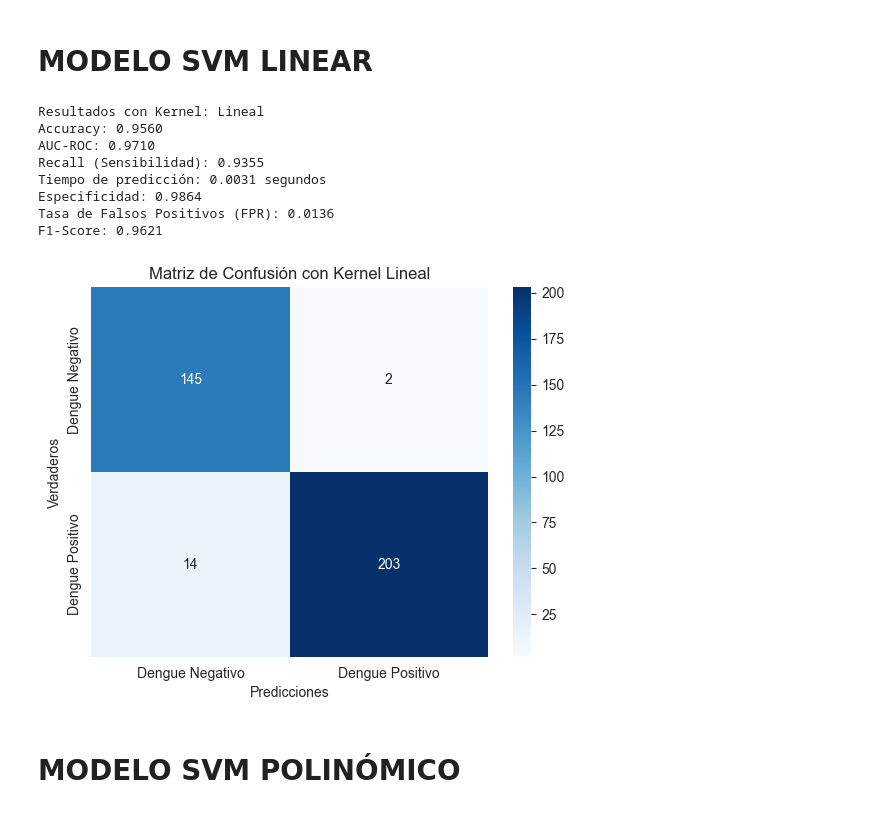
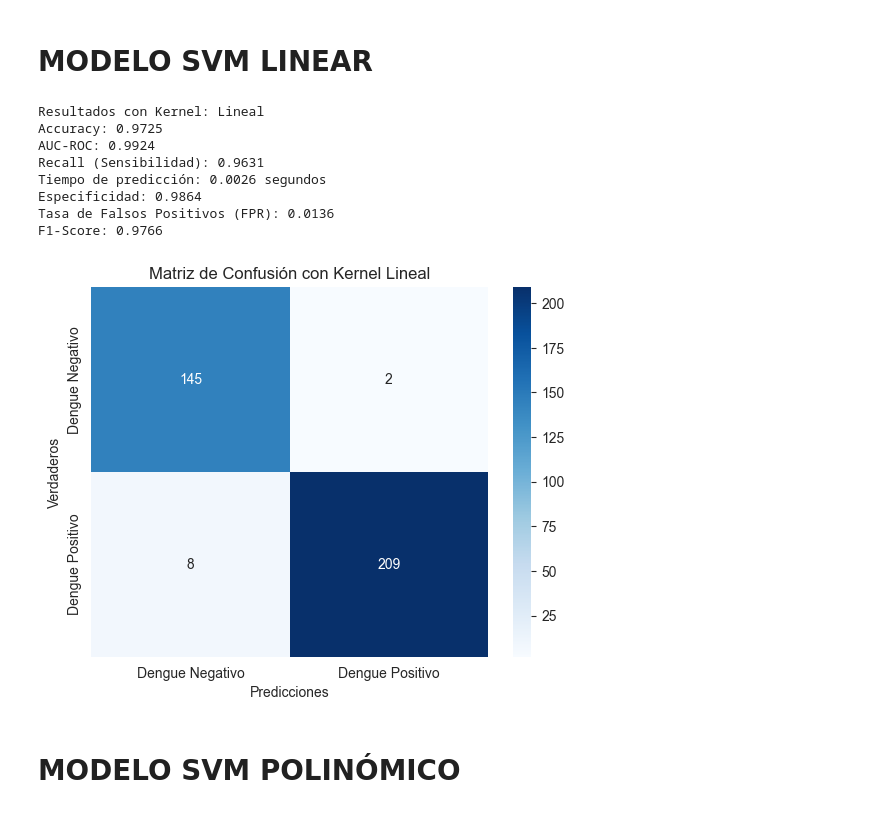
Before and after one commit to Dengue-Proyecto/Dengue_Backend, a Jupyter notebook: modeloML/modeloSVM2.ipynb, the cells around one changed output. Drawn from its saved outputs; the diff is of its cells as text; code cells hidden in the pictures.

```diff
--- a/modeloML/modeloSVM2.ipynb
+++ b/modeloML/modeloSVM2.ipynb
@@ -244,8 +244,7 @@ df.head()
 | 4 | P005 | 1900-10-12 | -0.995006 | -1.054994 | 0.158997 | ... |
 # %%
 # Seleccionar las columnas numéricas y las columnas de síntomas
-columnas_numericas = ['dias_con_fiebre', 'temperatura_actual', 'globulos_blancos',
-                       'hemoglobina', 'hematocrito', 'plaquetas']
+columnas_numericas = ['dias_con_fiebre']
 columnas_completas = columnas_numericas + ['dolor_cabeza_severo', 'dolor_detras_ojos', 'dolor_articular_muscular',
                                             'sabor_metalico_boca', 'perdida_apetito', 'dolor_abdominal',
                                             'nauseas_vomitos', 'diarrea']
@@ -359,8 +358,7 @@ for i in range(componentes_carga.shape[0]):
 # MODELO SVM LINEAR
 # %%
 # Seleccionar las columnas numéricas
-columnas_numericas = ['dias_con_fiebre', 'temperatura_actual', 'globulos_blancos',
-                       'hemoglobina', 'hematocrito', 'plaquetas']
+columnas_numericas = ['dias_con_fiebre']
 
 # Seleccionar las columnas no numéricas
 columnas_no_numericas = ['dolor_cabeza_severo', 'dolor_detras_ojos', 'dolor_articular_muscular',
@@ -373,11 +371,11 @@ df[columnas_numericas] = scaler.fit_transform(df[columnas_numericas])  # Solo es
 
 # Aplicar PCA a todas las características, incluidas las columnas numéricas y no numéricas
 columnas_completas = columnas_numericas + columnas_no_numericas
-pca = PCA(n_components=8)  # Reducir a 8 componentes principales
+pca = PCA(n_components=6)  # Reducir a 8 componentes principales
 componentes_principales = pca.fit_transform(df[columnas_completas])
 
 # Crear un DataFrame con los componentes principales
-df_pca = pd.DataFrame(data=componentes_principales, columns=[f'Componente {i+1}' for i in range(8)])
+df_pca = pd.DataFrame(data=componentes_principales, columns=[f'Componente {i+1}' for i in range(6)])
 
 # X contiene los componentes principales
 X = df_pca
@@ -419,39 +417,39 @@ end_time = time.time()
 prediction_time_linear = end_time - start_time
 print(f"Tiempo de predicción: {prediction_time_linear:.4f} segundos")
 
 # 5. Especificidad (Specificity)
 cm = confusion_matrix(y_test, y_pred_linear)
 tn, fp, fn, tp = cm.ravel()
 specificity_linear = tn / (tn + fp)
 print(f"Especificidad: {specificity_linear:.4f}")
 
 # 6. Tasa de Falsos Positivos (FPR)
 fpr_linear = fp / (tn + fp)
 print(f"Tasa de Falsos Positivos (FPR): {fpr_linear:.4f}")
 
 # 7. F1-Score
 f1_linear = f1_score(y_test, y_pred_linear)
 print(f"F1-Score: {f1_linear:.4f}")
 
 # Crear la matriz de confusión
 cm_linear = confusion_matrix(y_test, y_pred_linear)
 
 # Graficar la matriz de confusión
 sns.heatmap(cm_linear, annot=True, fmt='d', cmap='Blues', xticklabels=['Dengue Negativo', 'Dengue Positivo'], yticklabels=['Dengue Negativo', 'Dengue Positivo'])
 plt.xlabel('Predicciones')
 plt.ylabel('Verdaderos')
 plt.title('Matriz de Confusión con Kernel Lineal')
 plt.show()
 # %% [output]
 Resultados con Kernel: Lineal
-Accuracy: 0.9560
-AUC-ROC: 0.9710
-Recall (Sensibilidad): 0.9355
-Tiempo de predicción: 0.0031 segundos
+Accuracy: 0.9725
+AUC-ROC: 0.9924
+Recall (Sensibilidad): 0.9631
+Tiempo de predicción: 0.0026 segundos
 Especificidad: 0.9864
 Tasa de Falsos Positivos (FPR): 0.0136
-F1-Score: 0.9621
+F1-Score: 0.9766
-[figure, old version]
+[figure, new version]
 # %% [markdown]
 # MODELO SVM POLINÓMICO
 # %%
```
Also changed, not shown: parts of 19 cells of this notebook, 15 other files.
